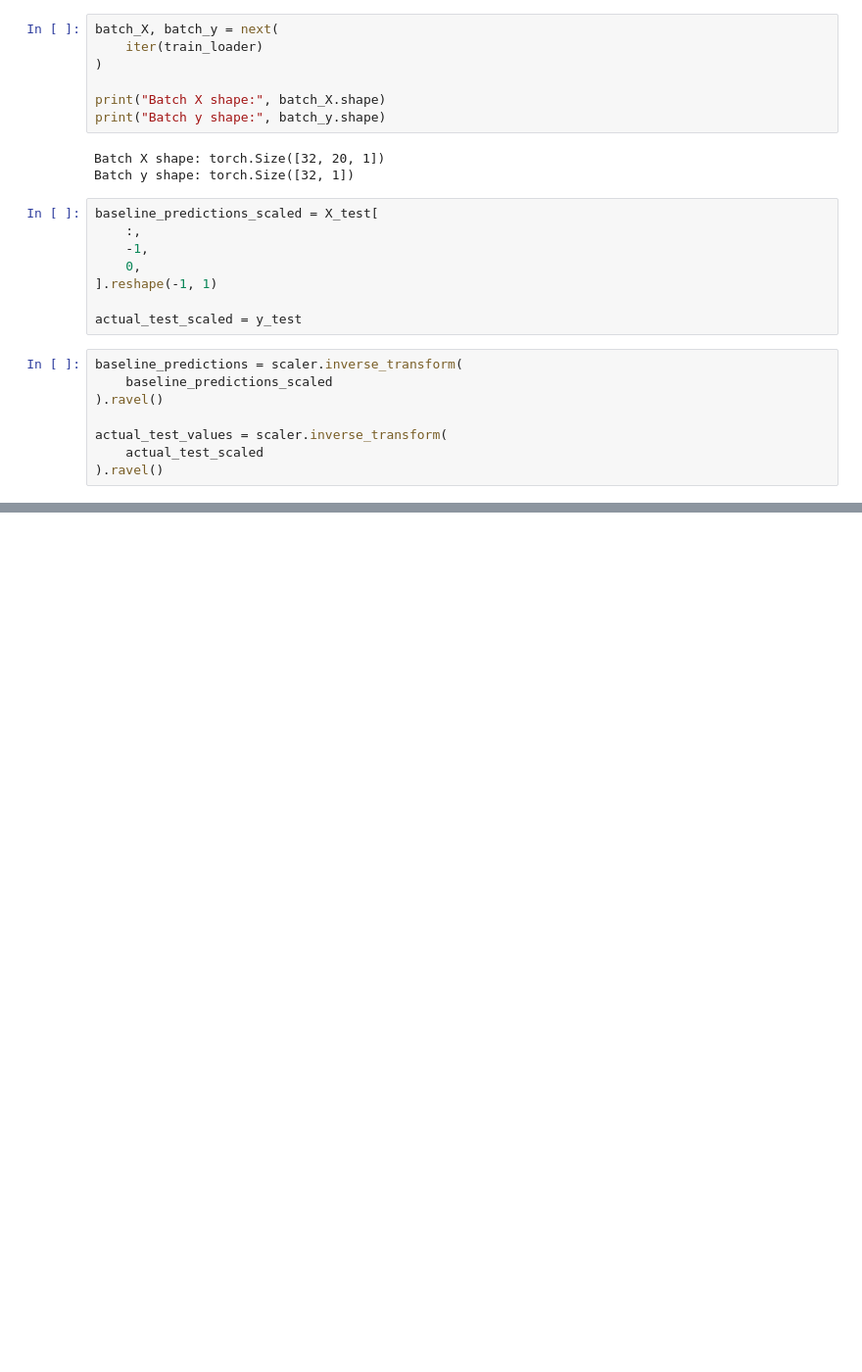
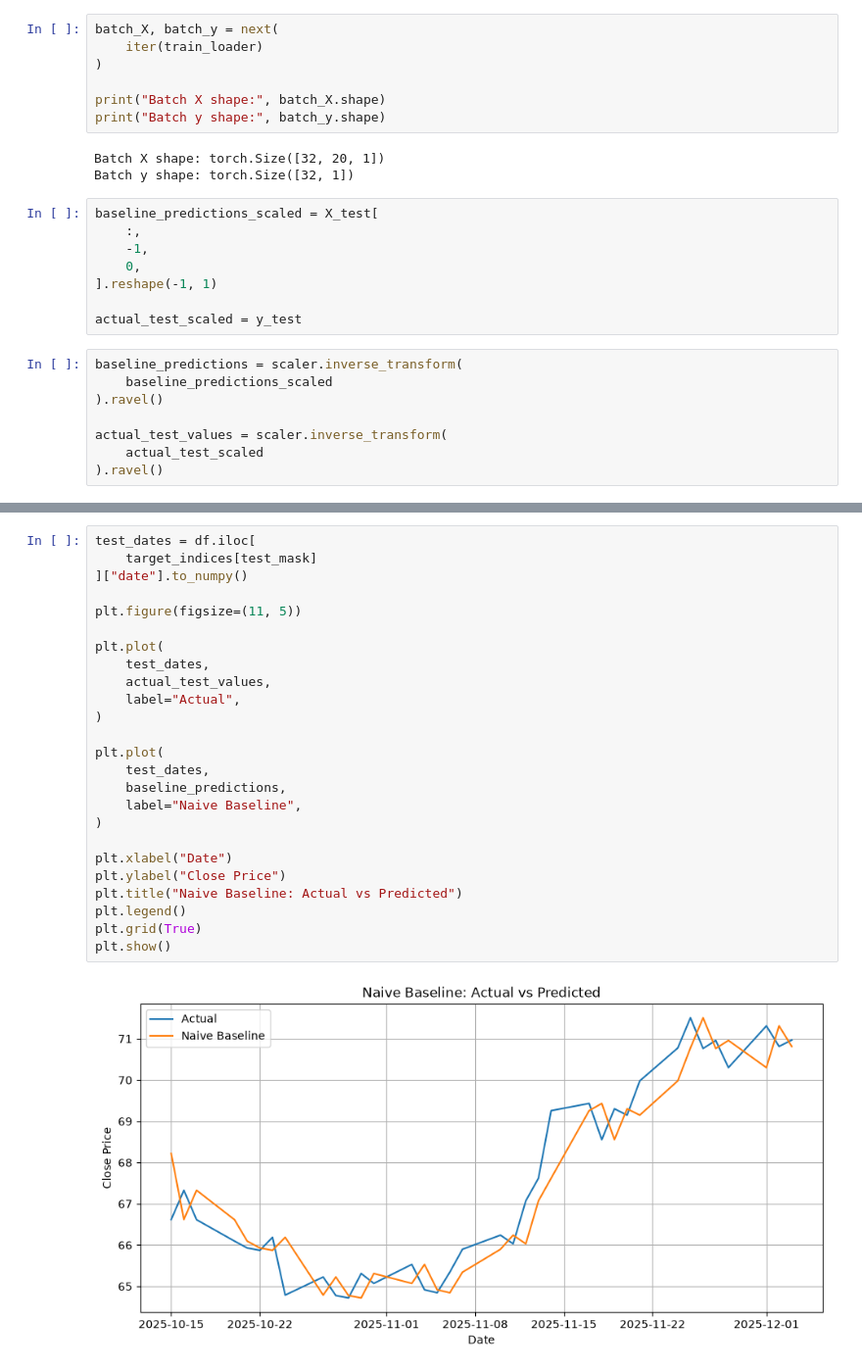
Before and after one commit to omurravli/Stock-Prediction-with-Pythorch, a Jupyter notebook: notebooks/06_time_series_fundamentals.ipynb, the cells around one changed output, grey strips where cells are left out. Shown at 98% size. Cells and saved outputs as stored; diff of their text form; blank space fills up the shorter version.

```diff
--- a/notebooks/06_time_series_fundamentals.ipynb
+++ b/notebooks/06_time_series_fundamentals.ipynb
@@ -486,0 +491,27 @@ print(f"Baseline RMSE: {baseline_rmse:.4f}")
+# %%
+test_dates = df.iloc[
+    target_indices[test_mask]
+]["date"].to_numpy()
+
+plt.figure(figsize=(11, 5))
+
+plt.plot(
+    test_dates,
+    actual_test_values,
+    label="Actual",
+)
+
+plt.plot(
+    test_dates,
+    baseline_predictions,
+    label="Naive Baseline",
+)
+
+plt.xlabel("Date")
+plt.ylabel("Close Price")
+plt.title("Naive Baseline: Actual vs Predicted")
+plt.legend()
+plt.grid(True)
+plt.show()
+# %% [output]
+[figure, added]
```
Also changed, not shown: parts of 3 cells of this notebook, 4 other files.
